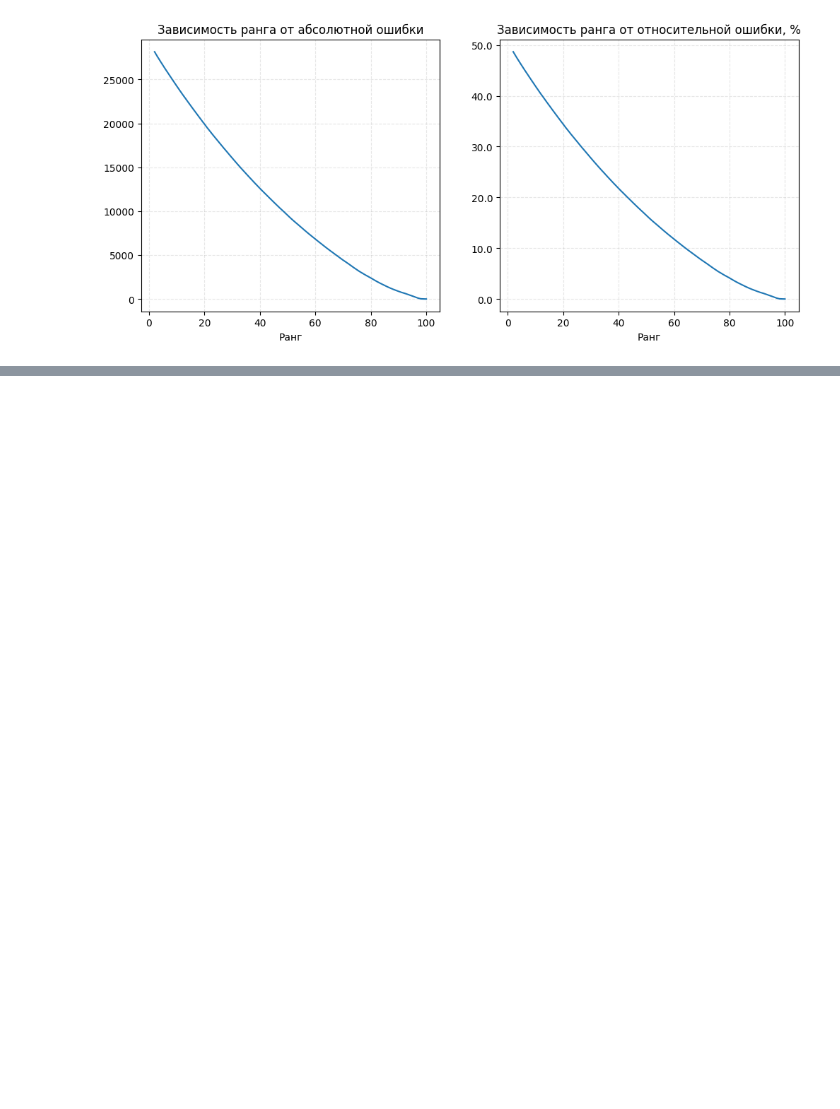
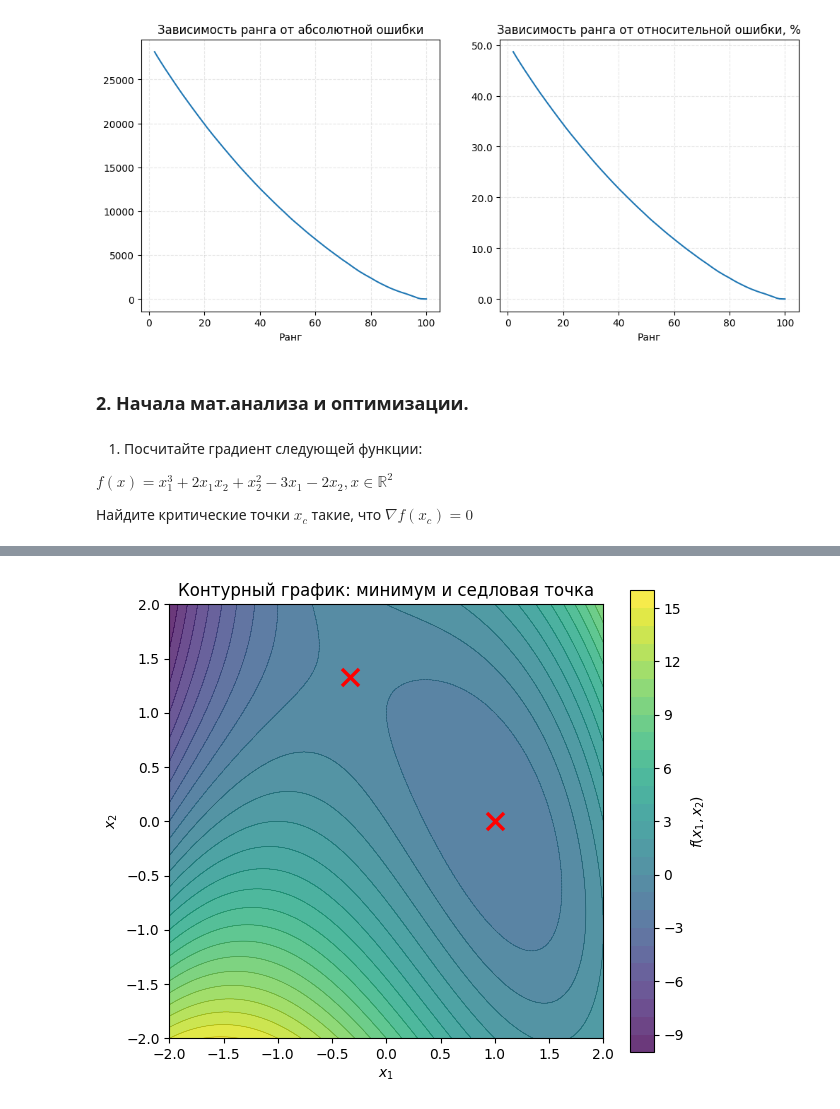
Before and after one commit to Koleno86/OTUS_ML_basic, a Jupyter notebook: homework_08/homework_08.ipynb, the cells around one changed output, grey strips where cells are left out. Drawn from its saved outputs; the diff is of its cells as text; code cells hidden in the pictures; blank space fills up the shorter version.

Commit message:
Homework 8 linalg completed, math 1 ex. completed

```diff
--- a/homework_08/homework_08.ipynb
+++ b/homework_08/homework_08.ipynb
@@ -386,3 +386,81 @@ ax2.yaxis.set_major_formatter(FuncFormatter(lambda x, pos: f"{x*100:.01f}"))
 plt.show()
 # %% [output]
 [figure]
+# %% [markdown]
+### 2. Начала мат.анализа и оптимизации.
+# %% [markdown]
+1. Посчитайте градиент следующей функции:
+
+$f(x) = x_1^{3} + 2x_1x_2 + x_2^{2} - 3x_1 - 2x_2, x \in \mathbb{R}^2$
+
+Найдите критические точки $x_c$ такие, что $\nabla f(x_c) = 0$
+# %%
+import numpy as np
+from sympy import Eq, solve, diff, symbols, Matrix, latex, simplify, sqrt
+from IPython.display import display, Math
+
+x1, x2 = symbols('x1 x2')
+a, b, c = symbols('a b c')
+
+def f(x1, x2):
+    return x1**3 + 2 * x1 * x2 + x2**2 - 3 * x1 - 2 * x2
+
+grad = Matrix([diff(f(x1, x2), var) for var in (x1, x2)])
+eq1 = Eq(grad[0], 0)
+eq2 = Eq(grad[1], 0)
+x2_expr = solve(simplify(eq2), (x2))[0]
+eq1_subs = eq1.subs(x2, x2_expr)
+polynom_x1 = eq1_subs.as_poly()
+
+equations = [
+    eq1_subs,
+    Eq(x2, x2_expr)
+]
+solution_x1 = solve(eq1_subs, (x1))
+solution_final = solve(equations, (x1, x2))
+
+display(Math(f"""
+    Найдем \\ градиент \\ для \\ x_1 \\ и \\ x_2 \\ по \\ правилам \\ частной \\ производной: \\\\[1em]
+    \\nabla f(x) = \\begin{{pmatrix}}
+        \\frac{{\\partial f}}{{\\partial x_1}} \\\\[0.5em]
+        \\frac{{\\partial f}}{{\\partial x_2}}
+    \\end{{pmatrix}} = {latex(grad, mat_delim="(")} \\\\[1em]
+    Для \\ нахождения \\ критических \\ точек \\ решим \\ СЛАУ: \\\\[1em]
+    \\begin{{cases}}
+    {"; \\\\".join(f"{latex(eq)} = 0" for eq in grad)}
+    \\end{{cases}} \\\\[1em]
+    Выразим \\ СЛАУ \\ через \\ x_2: \\\\[1em]
+    \\begin{{cases}}
+    {"; \\\\".join(latex(eq) for eq in equations)}
+    \\end{{cases}} \\\\[1em]
+    Решим \\ первое \\ уравнение \\ через \\ дискиминант, \\ найдя \\ все \\ его \\ корни: \\\\[1em]
+    D = b^2 - 4ac, \\ x_1 = \\frac{{-b \\pm \\sqrt{{D}}}}{{2a}} \\Rightarrow
+    x_1^{{(1)}} = {latex(solution_x1[0])}, \\ x_1^{{(2)}} = {latex(solution_x1[1])} \\\\[1em]
+    Подставив \\ соответствующие \\ корни \\ x_1 \\ во \\ второе \\ уравнение \\ получим \\ критические \\ точки: \\\\[1em]
+    {", ".join(f"x_c^{{({i+1})}} = {latex(root)}" for i, root in enumerate(solution_final))}, \\
+    из \\ графика \\ видно \\ что \\ x_c^{{(1)}} - седловая \\ точка, \\ а \\ x_c^{{(2)}} - точка \\ локального \\ минимума
+"""))
+
+import numpy as np
+import matplotlib.pyplot as plt
+
+x1 = np.linspace(-2, 2, 200)
+x2 = np.linspace(-2, 2, 200)
+X1, X2 = np.meshgrid(x1, x2)
+F_X = f(X1, X2)
+
+plt.figure(figsize=(7, 6))
+cont = plt.contourf(X1, X2, F_X, levels=30, cmap='viridis', alpha=0.8)
+plt.contour(X1, X2, F_X, levels=30, colors='black', linewidths=0.4, alpha=0.3)
+plt.colorbar(cont, label='$f(x_1, x_2)$')
+
+plt.scatter([solution_final[0][0], solution_final[1][0]],
+            [solution_final[0][1], solution_final[1][1]],
+            color='red', marker='x', s=150, linewidths=2.5)
+
+plt.xlabel("$x_1$")
+plt.ylabel("$x_2$")
+plt.title('Контурный график: минимум и седловая точка')
+plt.gca().set_aspect('equal')
+plt.show()
+# %% [output]
@@ -388,0 +488 @@ plt.show()
+[figure, added]
```
Also changed, not shown: parts of 4 cells of this notebook.
